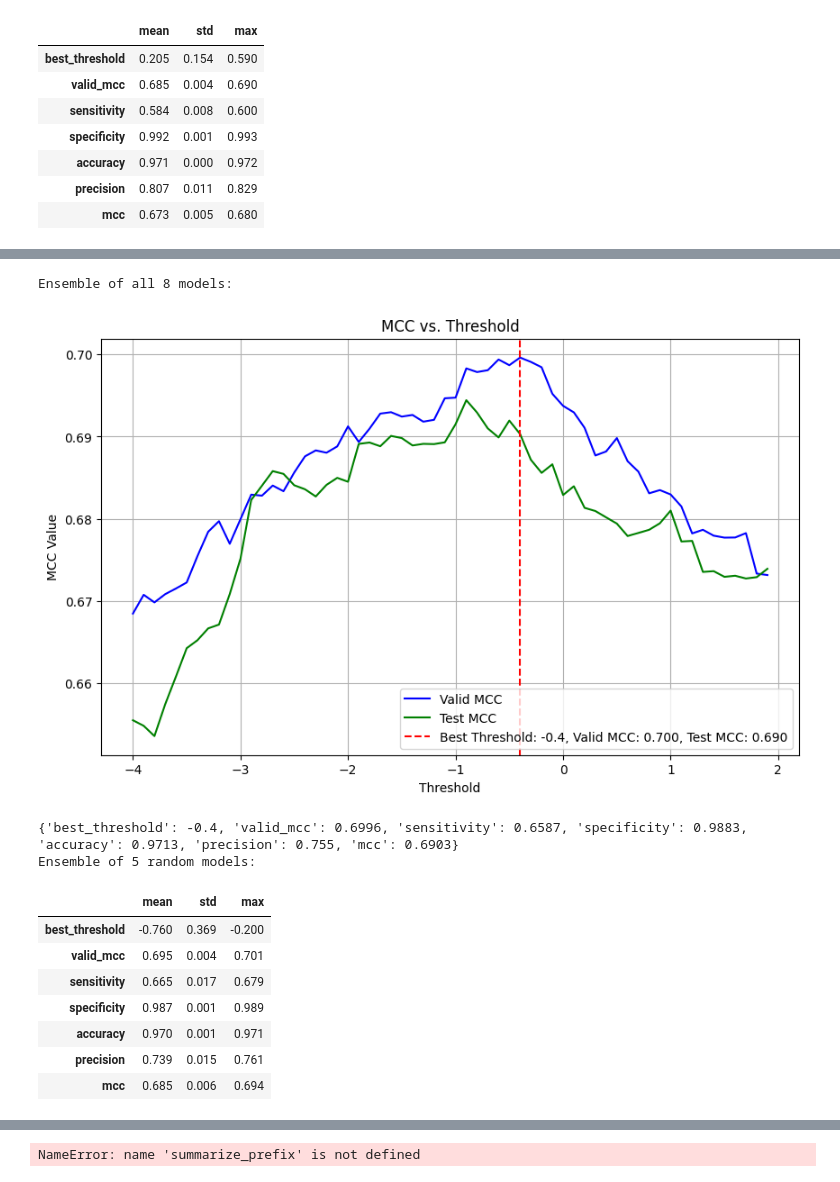
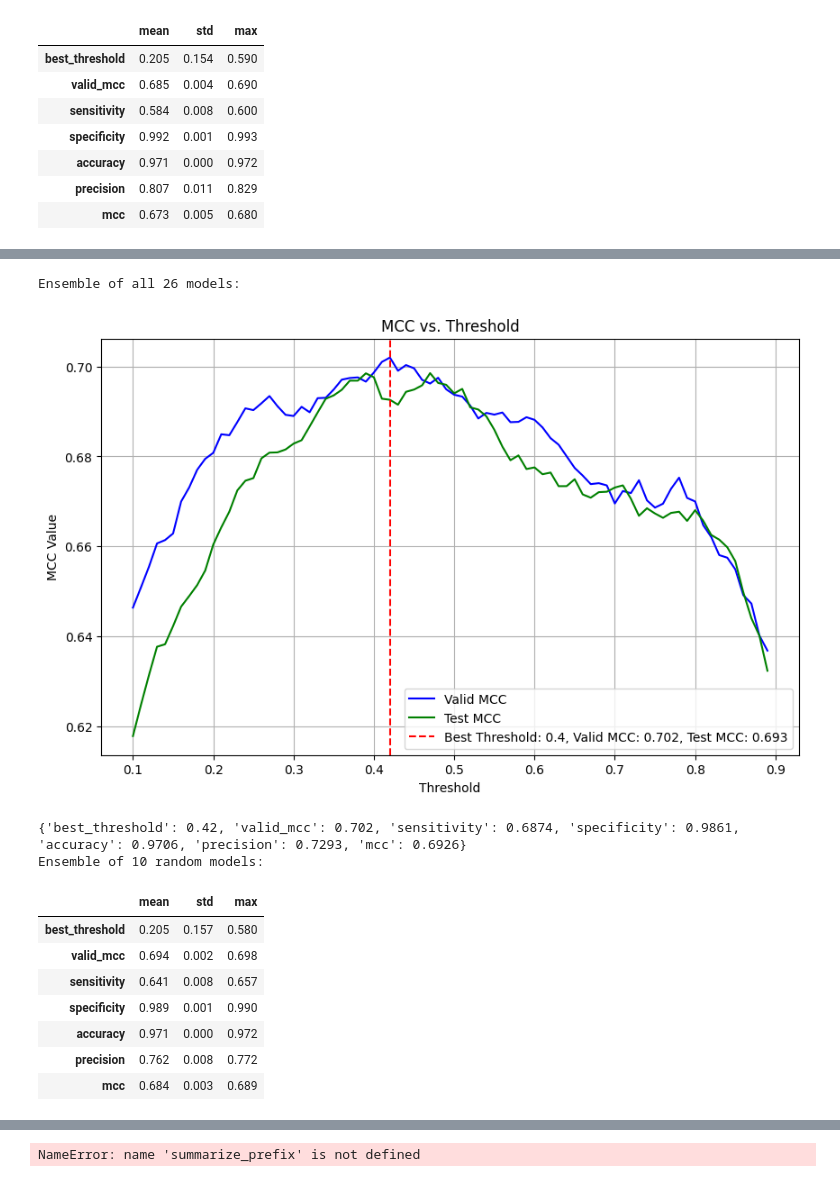
Before and after one commit to dlwocks31/atpbind, a Jupyter notebook: rus/mean_ensemble_csv.ipynb, the cells around one changed output, grey strips where cells are left out. Drawn from its saved outputs; the diff is of its cells as text; code cells hidden in the pictures.

```diff
--- a/rus/mean_ensemble_csv.ipynb
+++ b/rus/mean_ensemble_csv.ipynb
@@ -18,7 +18,7 @@ def get_preds_with_prefixes(prefixes, seed_start=0, seed_end=20):
     preds = []
     for seed in range(seed_start, seed_end):
         for prefix in prefixes:
-            filtered = [file for file in csv_files if file.startswith(f'{prefix}_{seed}')] # get all file with same seed
+            filtered = [file for file in csv_files if file.startswith(f'{prefix}_{seed}_')] # get all file with same seed
             if filtered:
                 preds.append((filtered[-1], filtered[-2])) # get the one with highest mcc value (valid and test)
     return preds
@@ -227,15 +277,15 @@ Ensemble of 10 random models:
 # %%
-summarize_prefix(['v022'], n=5, plot=True, start=-4, end=2, seed_start=0, seed_end=40)
+summarize_prefix(['v022'], n=10, plot=True, start=0.1, end=0.9, step=0.01, seed_start=0, seed_end=40, apply_sig=True)
 # %% [output]
-Ensemble of all 8 models:
+Ensemble of all 26 models:
-[figure, old version]
+[figure, new version]
-{'best_threshold': -0.4, 'valid_mcc': 0.6996, 'sensitivity': 0.6587, 'specificity': 0.9883, 'accuracy': 0.9713, 'precision': 0.755, 'mcc': 0.6903}
-Ensemble of 5 random models:
+{'best_threshold': 0.42, 'valid_mcc': 0.702, 'sensitivity': 0.6874, 'specificity': 0.9861, 'accuracy': 0.9706, 'precision': 0.7293, 'mcc': 0.6926}
+Ensemble of 10 random models:
 |  | mean | std | max |
-| best_threshold | -0.760 | 0.369 | -0.200 |
-| valid_mcc | 0.695 | 0.004 | 0.701 |
-| sensitivity | 0.665 | 0.017 | 0.679 |
-| specificity | 0.987 | 0.001 | 0.989 |
-| accuracy | 0.970 | 0.001 | 0.971 |
-| precision | 0.739 | 0.015 | 0.761 |
-| mcc | 0.685 | 0.006 | 0.694 |
+| best_threshold | 0.205 | 0.157 | 0.580 |
+| valid_mcc | 0.694 | 0.002 | 0.698 |
+| sensitivity | 0.641 | 0.008 | 0.657 |
+| specificity | 0.989 | 0.001 | 0.990 |
+| accuracy | 0.971 | 0.000 | 0.972 |
+| precision | 0.762 | 0.008 | 0.772 |
+| mcc | 0.684 | 0.003 | 0.689 |
```
Also changed, not shown: parts of 14 cells of this notebook, 6 other files.
